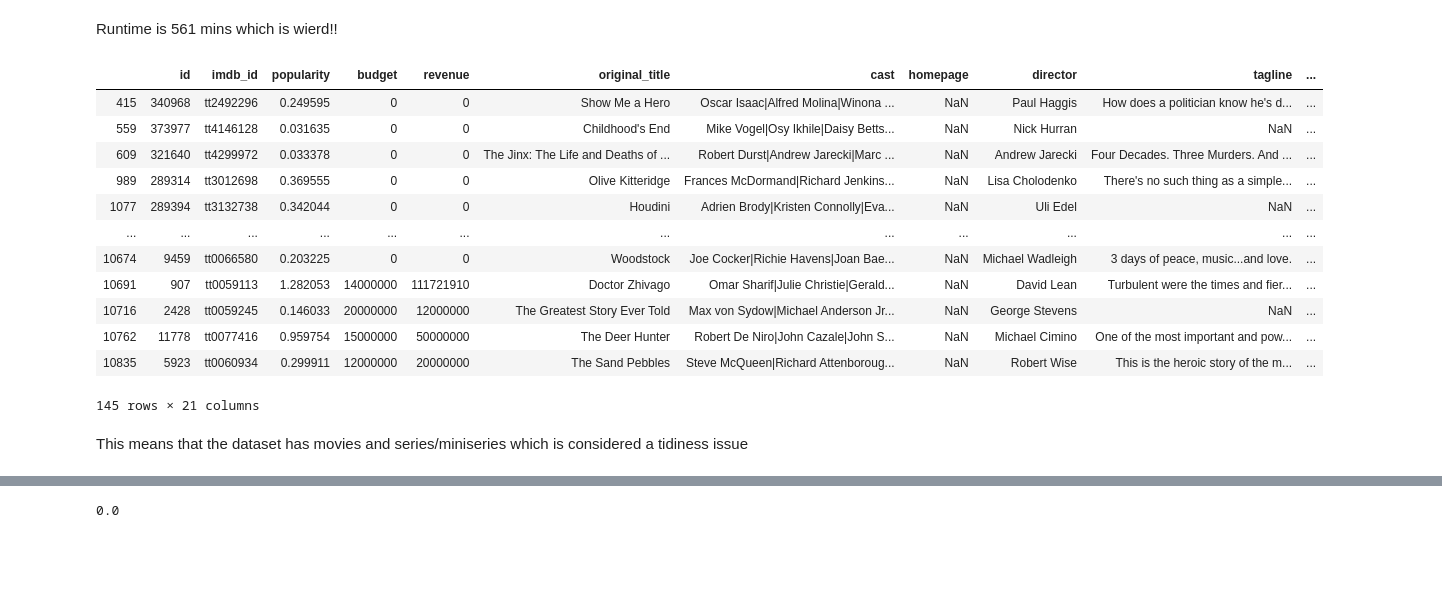
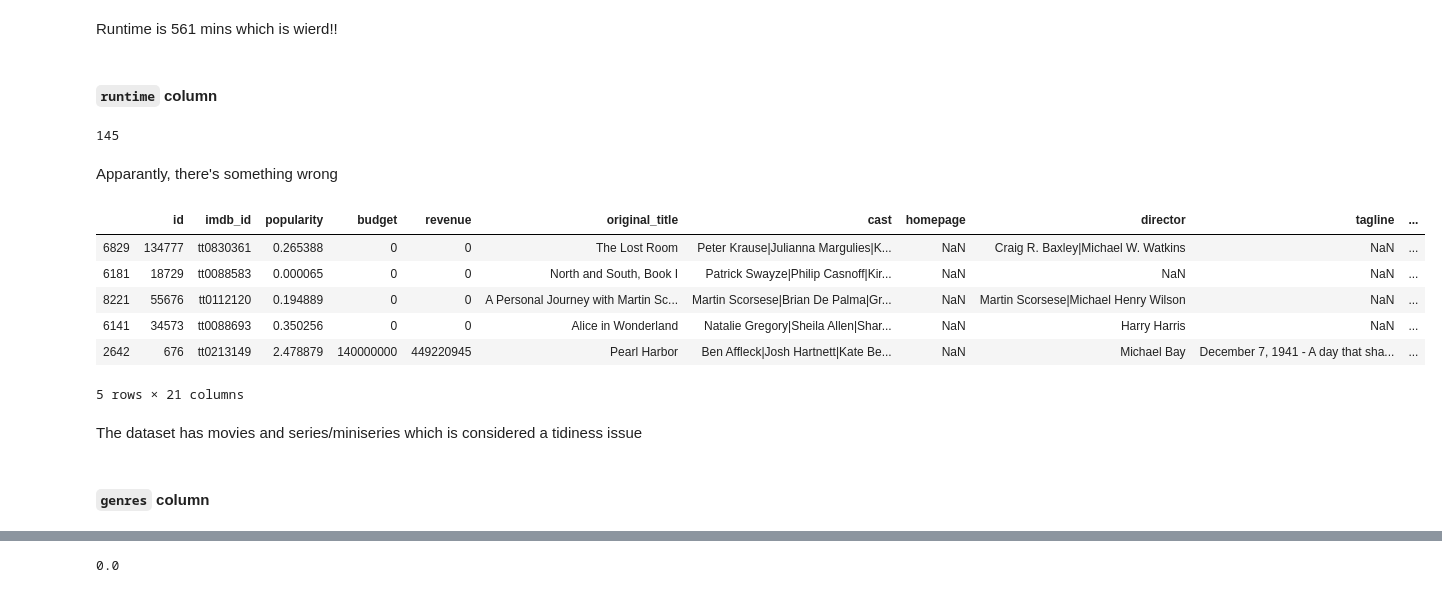
Before and after one commit to salma77/Investigating-data-from-TMDb, a Jupyter notebook: investigate-a-dataset-template.ipynb, the cells around one changed output, grey strips where cells are left out. Saved outputs shown, nothing was run; the diff lists cells and outputs as text; code cells hidden in the pictures; blank space fills up the shorter version.

```diff
--- a/investigate-a-dataset-template.ipynb
+++ b/investigate-a-dataset-template.ipynb
@@ -266,24 +380,28 @@ df[df['popularity'] == df['popularity'].min()]
 1 rows × 21 columns
 # %% [markdown]
 Runtime is 561 mins which is wierd!!
+# %% [markdown]
+#### `runtime` column
+# %%
+sum(df['runtime'] >= 180)
+# %% [output]
+145
+# %% [markdown]
+Apparantly, there's something wrong
 # %%
-df[df['runtime'] >= 180]
+df[df['runtime'] >= 180].sample(5)
 # %% [output]
 |  | id | imdb_id | popularity | budget | revenue | original_title | cast | homepage | director | tagline | ... |
-| 415 | 340968 | tt2492296 | 0.249595 | 0 | 0 | Show Me a Hero | Oscar Isaac|Alfred Molina|Winona ... | NaN | Paul Haggis | How does a politician know he's d... | ... |
-| 559 | 373977 | tt4146128 | 0.031635 | 0 | 0 | Childhood's End | Mike Vogel|Osy Ikhile|Daisy Betts... | NaN | Nick Hurran | NaN | ... |
-| 609 | 321640 | tt4299972 | 0.033378 | 0 | 0 | The Jinx: The Life and Deaths of ... | Robert Durst|Andrew Jarecki|Marc ... | NaN | Andrew Jarecki | Four Decades. Three Murders. And ... | ... |
-| 989 | 289314 | tt3012698 | 0.369555 | 0 | 0 | Olive Kitteridge | Frances McDormand|Richard Jenkins... | NaN | Lisa Cholodenko | There's no such thing as a simple... | ... |
-| 1077 | 289394 | tt3132738 | 0.342044 | 0 | 0 | Houdini | Adrien Brody|Kristen Connolly|Eva... | NaN | Uli Edel | NaN | ... |
-| ... | ... | ... | ... | ... | ... | ... | ... | ... | ... | ... | ... |
-| 10674 | 9459 | tt0066580 | 0.203225 | 0 | 0 | Woodstock | Joe Cocker|Richie Havens|Joan Bae... | NaN | Michael Wadleigh | 3 days of peace, music...and love. | ... |
-| 10691 | 907 | tt0059113 | 1.282053 | 14000000 | 111721910 | Doctor Zhivago | Omar Sharif|Julie Christie|Gerald... | NaN | David Lean | Turbulent were the times and fier... | ... |
-| 10716 | 2428 | tt0059245 | 0.146033 | 20000000 | 12000000 | The Greatest Story Ever Told | Max von Sydow|Michael Anderson Jr... | NaN | George Stevens | NaN | ... |
-| 10762 | 11778 | tt0077416 | 0.959754 | 15000000 | 50000000 | The Deer Hunter | Robert De Niro|John Cazale|John S... | NaN | Michael Cimino | One of the most important and pow... | ... |
-| 10835 | 5923 | tt0060934 | 0.299911 | 12000000 | 20000000 | The Sand Pebbles | Steve McQueen|Richard Attenboroug... | NaN | Robert Wise | This is the heroic story of the m... | ... |
+| 6829 | 134777 | tt0830361 | 0.265388 | 0 | 0 | The Lost Room | Peter Krause|Julianna Margulies|K... | NaN | Craig R. Baxley|Michael W. Watkins | NaN | ... |
+| 6181 | 18729 | tt0088583 | 0.000065 | 0 | 0 | North and South, Book I | Patrick Swayze|Philip Casnoff|Kir... | NaN | NaN | NaN | ... |
+| 8221 | 55676 | tt0112120 | 0.194889 | 0 | 0 | A Personal Journey with Martin Sc... | Martin Scorsese|Brian De Palma|Gr... | NaN | Martin Scorsese|Michael Henry Wilson | NaN | ... |
+| 6141 | 34573 | tt0088693 | 0.350256 | 0 | 0 | Alice in Wonderland | Natalie Gregory|Sheila Allen|Shar... | NaN | Harry Harris | NaN | ... |
+| 2642 | 676 | tt0213149 | 2.478879 | 140000000 | 449220945 | Pearl Harbor | Ben Affleck|Josh Hartnett|Kate Be... | NaN | Michael Bay | December 7, 1941 - A day that sha... | ... |
-145 rows × 21 columns
+5 rows × 21 columns
 # %% [markdown]
-This means that the dataset has movies and series/miniseries which is considered a tidiness issue
+The dataset has movies and series/miniseries which is considered a tidiness issue
+# %% [markdown]
+#### `genres` column
 # %%
 df['genres'].value_counts().sort_values(ascending=False).head(15)
 # %% [output]
```
Also changed, not shown: parts of 71 cells of this notebook.
